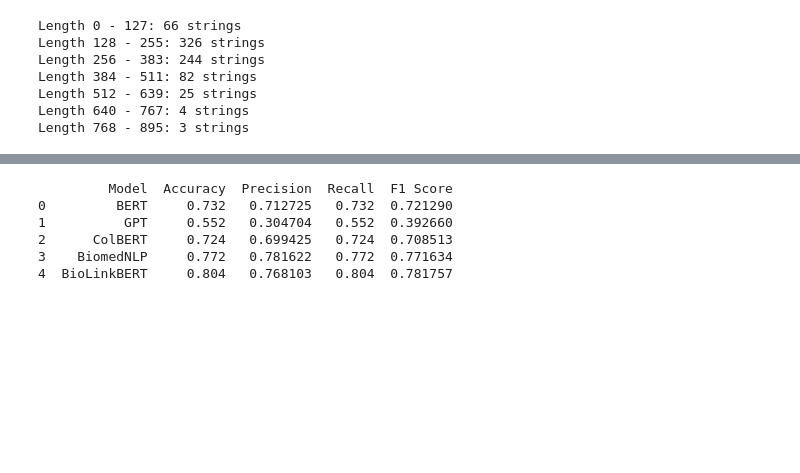
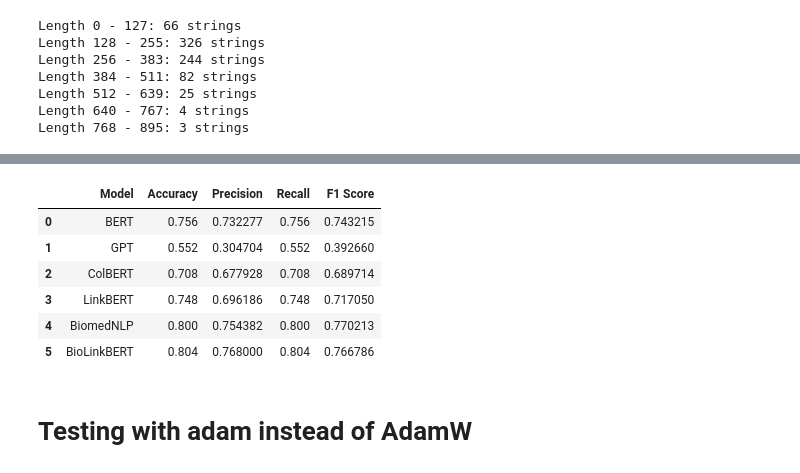
Before and after one commit to trduc97/neural_medical_qa, a Jupyter notebook: diss_medqa_torch.ipynb, the cells around one changed output, grey strips where cells are left out. Cells and saved outputs as stored; diff of their text form; code cells hidden in the pictures; blank space fills up the shorter version.

```diff
--- a/diss_medqa_torch.ipynb
+++ b/diss_medqa_torch.ipynb
@@ -423,7 +473,7 @@ for model in models:
     source=model['source'],
     trainer.model_compile(model_name,source)
     # Train the model
-    trainer.training(epochs=1)
+    trainer.training(model_name, epochs=10)
 
     # test the model
     test_result = trainer.val()
@@ -433,15 +516,22 @@ OSError: Incorrect path_or_model_id: '('bert-base-uncased',)'. Please provide ei
 # %%
-df = pd.DataFrame({
-    'Model': test_results.keys(),
-    'Accuracy': [test_results[model]['test']['accuracy'] for model in test_results],
-    'Precision': [test_results[model]['test']['precision'] for model in test_results],
-    'Recall': [test_results[model]['test']['recall'] for model in test_results],
-    'F1 Score': [test_results[model]['test']['f1'] for model in test_results]})
-print(df)
+def result_convert(result_dict):
+    df = pd.DataFrame({
+        'Model': result_dict.keys(),
+        'Accuracy': [result_dict[model]['test']['accuracy'] for model in result_dict],
+        'Precision': [result_dict[model]['test']['precision'] for model in result_dict],
+        'Recall': [result_dict[model]['test']['recall'] for model in result_dict],
+        'F1 Score': [result_dict[model]['test']['f1'] for model in result_dict]})
+    return df
+
+result_adamw= result_convert(trainer.results)
+result_adamw
 # %% [output]
-         Model  Accuracy  Precision  Recall  F1 Score
-0         BERT     0.732   0.712725   0.732  0.721290
-1          GPT     0.552   0.304704   0.552  0.392660
-2      ColBERT     0.724   0.699425   0.724  0.708513
-3    BiomedNLP     0.772   0.781622   0.772  0.771634
-4  BioLinkBERT     0.804   0.768103   0.804  0.781757
+|  | Model | Accuracy | Precision | Recall | F1 Score |
+| 0 | BERT | 0.756 | 0.732277 | 0.756 | 0.743215 |
+| 1 | GPT | 0.552 | 0.304704 | 0.552 | 0.392660 |
+| 2 | ColBERT | 0.708 | 0.677928 | 0.708 | 0.689714 |
+| 3 | LinkBERT | 0.748 | 0.696186 | 0.748 | 0.717050 |
+| 4 | BiomedNLP | 0.800 | 0.754382 | 0.800 | 0.770213 |
+| 5 | BioLinkBERT | 0.804 | 0.768000 | 0.804 | 0.766786 |
+# %% [markdown]
+# Testing with adam instead of AdamW
```
Also changed, not shown: parts of 13 cells of this notebook.
